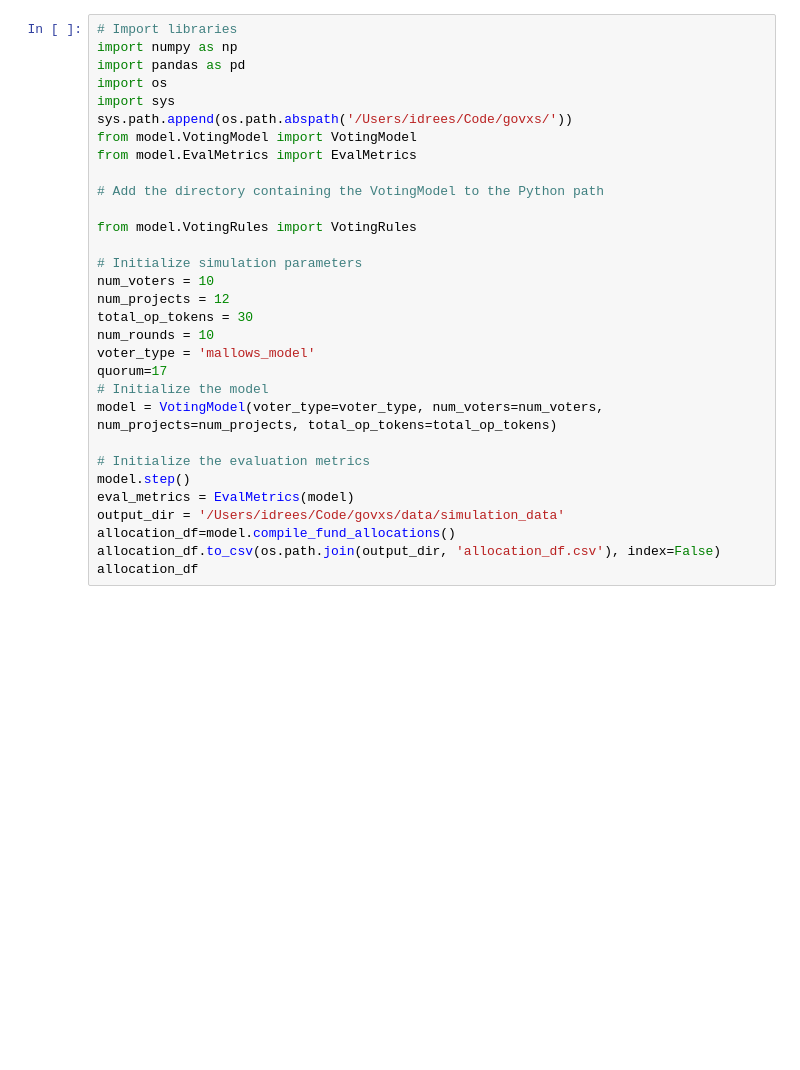
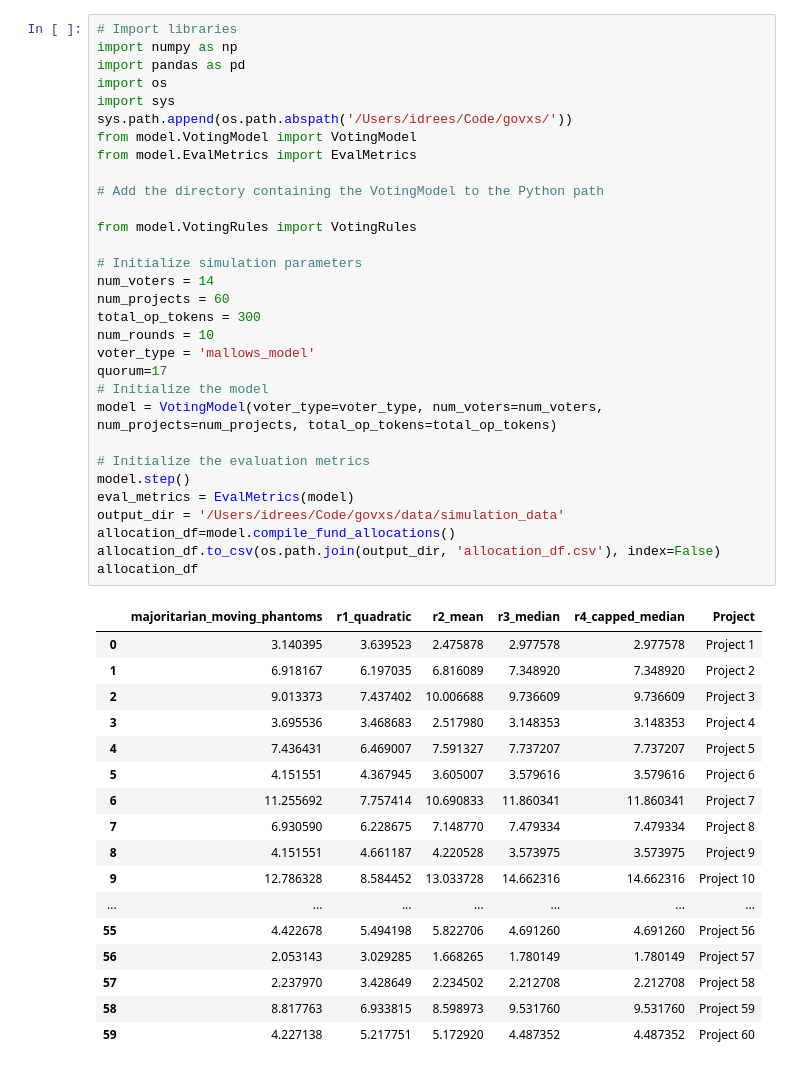
Before and after one commit to GovXS/Evaluating-Voting-Design-Tradeoffs-for-Retro-Funding, a Jupyter notebook: experiments/control_with_variable_desired_increase.ipynb, the cells around one changed output. Saved outputs shown, nothing was run; the diff lists cells and outputs as text; blank space fills up the shorter version.

```diff
--- a/experiments/control_with_variable_desired_increase.ipynb
+++ b/experiments/control_with_variable_desired_increase.ipynb
@@ -1,34 +1,52 @@
 # %%
 # Import libraries
 import numpy as np
 import pandas as pd
 import os
 import sys
 sys.path.append(os.path.abspath('/Users/idrees/Code/govxs/'))
 from model.VotingModel import VotingModel
 from model.EvalMetrics import EvalMetrics
 
 # Add the directory containing the VotingModel to the Python path
 
 from model.VotingRules import VotingRules
 
 # Initialize simulation parameters
-num_voters = 10
-num_projects = 12
-total_op_tokens = 30
+num_voters = 14
+num_projects = 60
+total_op_tokens = 300
 num_rounds = 10
 voter_type = 'mallows_model'
 quorum=17
 # Initialize the model
 model = VotingModel(voter_type=voter_type, num_voters=num_voters, num_projects=num_projects, total_op_tokens=total_op_tokens)
 
 # Initialize the evaluation metrics
 model.step()
 eval_metrics = EvalMetrics(model)
 output_dir = '/Users/idrees/Code/govxs/data/simulation_data'
 allocation_df=model.compile_fund_allocations()
 allocation_df.to_csv(os.path.join(output_dir, 'allocation_df.csv'), index=False)
 allocation_df
+# %% [output]
+|  | majoritarian_moving_phantoms | r1_quadratic | r2_mean | r3_median | r4_capped_median | Project |
+| 0 | 3.140395 | 3.639523 | 2.475878 | 2.977578 | 2.977578 | Project 1 |
+| 1 | 6.918167 | 6.197035 | 6.816089 | 7.348920 | 7.348920 | Project 2 |
+| 2 | 9.013373 | 7.437402 | 10.006688 | 9.736609 | 9.736609 | Project 3 |
+| 3 | 3.695536 | 3.468683 | 2.517980 | 3.148353 | 3.148353 | Project 4 |
+| 4 | 7.436431 | 6.469007 | 7.591327 | 7.737207 | 7.737207 | Project 5 |
+| 5 | 4.151551 | 4.367945 | 3.605007 | 3.579616 | 3.579616 | Project 6 |
+| 6 | 11.255692 | 7.757414 | 10.690833 | 11.860341 | 11.860341 | Project 7 |
+| 7 | 6.930590 | 6.228675 | 7.148770 | 7.479334 | 7.479334 | Project 8 |
+| 8 | 4.151551 | 4.661187 | 4.220528 | 3.573975 | 3.573975 | Project 9 |
+| 9 | 12.786328 | 8.584452 | 13.033728 | 14.662316 | 14.662316 | Project 10 |
+| ... | ... | ... | ... | ... | ... | ... |
+| 55 | 4.422678 | 5.494198 | 5.822706 | 4.691260 | 4.691260 | Project 56 |
+| 56 | 2.053143 | 3.029285 | 1.668265 | 1.780149 | 1.780149 | Project 57 |
+| 57 | 2.237970 | 3.428649 | 2.234502 | 2.212708 | 2.212708 | Project 58 |
+| 58 | 8.817763 | 6.933815 | 8.598973 | 9.531760 | 9.531760 | Project 59 |
+| 59 | 4.227138 | 5.217751 | 5.172920 | 4.487352 | 4.487352 | Project 60 |
 # %%
 
 # Parameters for control sweep
```
Also changed, not shown: parts of 2 cells of this notebook, 8 other files.
